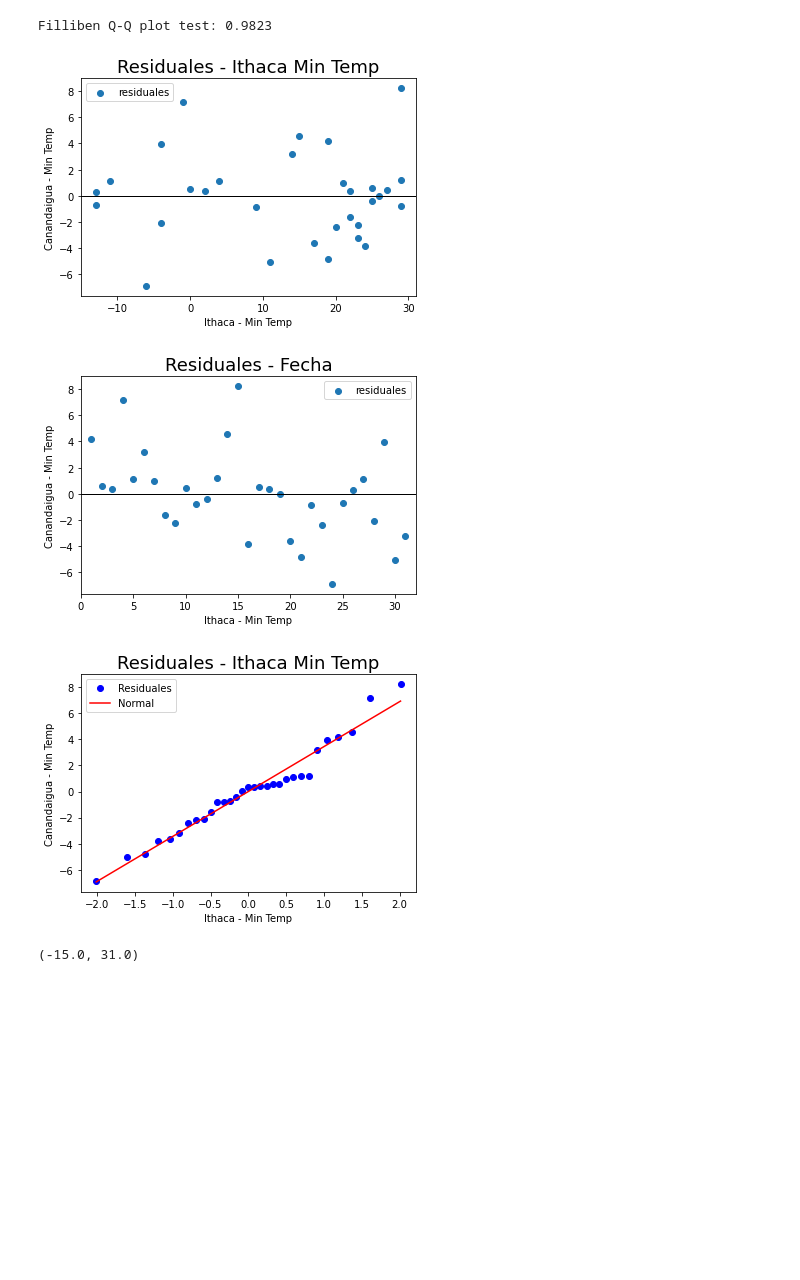
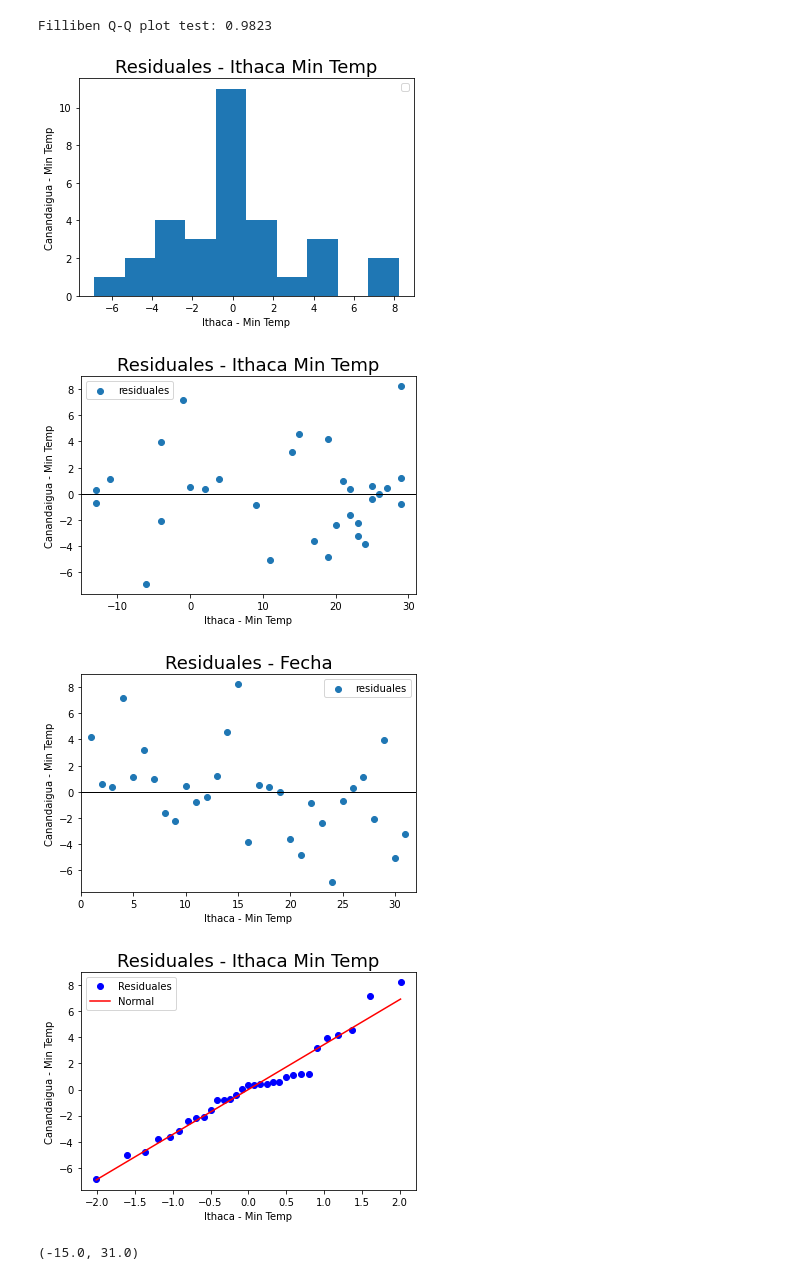
Before and after one commit to rodrigoms95/analisis-datos-22-1, a Jupyter notebook: code/lin_reg_2.ipynb, the cells around one changed output. Saved outputs shown, nothing was run; the diff lists cells and outputs as text; code cells hidden in the pictures; blank space fills up the shorter version.

```diff
--- a/code/lin_reg_2.ipynb
+++ b/code/lin_reg_2.ipynb
@@ -89,6 +88,17 @@ t_sb:          0.0175
 Durbin-Watson: 1.5554
 # %%
 # Residuales - x
+# Histograma
+fig, ax = plt.subplots()
+ax.hist(res)
+
+ax.set_title("Residuales - Ithaca Min Temp",
+    fontsize = 18)
+ax.set_xlabel(df.columns[0])
+ax.set_ylabel(df.columns[1])
+ax.legend(["_", "residuales"])
+
+# Scatter
 fig, ax = plt.subplots()
 ax.scatter(x, res)
 x_lin = x.append(pd.Series([-15,31]))
@@ -102,36 +112,37 @@ ax.set_ylabel(df.columns[1])
 ax.legend(["_", "residuales"])
 ax.set_xlim(-15, 31)
 
 # Residuales - fecha
 fig, ax = plt.subplots()
 ax.scatter(df.index, res)
 x_lin = x.append(pd.Series([0,32]))
 ax.plot(x_lin, np.zeros_like(x_lin), color = "black",
     linewidth = 1)
 
 ax.set_title("Residuales - Fecha",
     fontsize = 18)
 ax.set_xlabel(df.columns[0])
 ax.set_ylabel(df.columns[1])
 ax.legend(["_", "residuales"])
 ax.set_xlim(0, 32)
 
 # Q-Q plot
 fig, ax = plt.subplots()
 qqplot = stats.probplot(res, plot = ax)
 
 ax.set_title("Residuales - Ithaca Min Temp",
     fontsize = 18)
 ax.set_xlabel(df.columns[0])
 ax.set_ylabel(df.columns[1])
 ax.legend(["Residuales", "Normal"])
 
 print(f"Filliben Q-Q plot test: {qqplot[1][2]:.4f}")
 # %% [output]
 Filliben Q-Q plot test: 0.9823
-[figure, old version]
+[figure, new version]
-[figure, old version]
+[figure, new version]
-[figure, old version]
+[figure, new version]
+[figure, added]
 # %%
 x_lin = x.append(pd.Series([-15, 31]))
 y_reg_lin = ( lin_reg.intercept +
```
Also changed, not shown: parts of 1 cell of this notebook, 4 other files.
